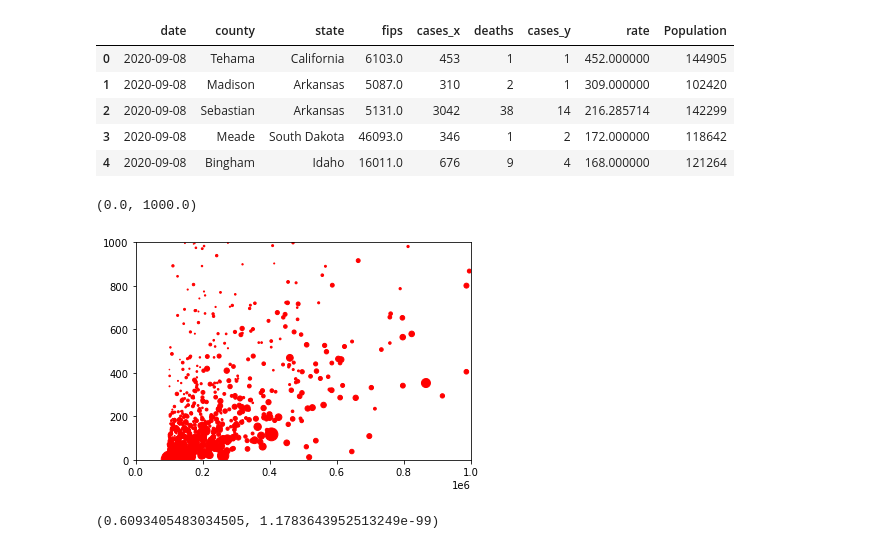
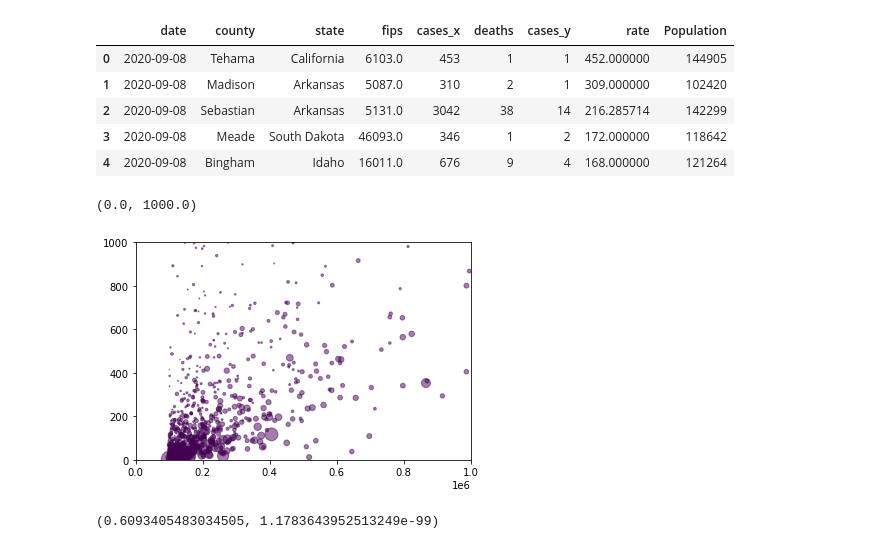
Before and after one commit to Pankaj-gh/Rice-Project-1-G11, a Jupyter notebook: main_script.ipynb, the cells around one changed output. Drawn from its saved outputs; the diff is of its cells as text; code cells hidden in the pictures.

Commit message:
scatter plot color

```diff
--- a/main_script.ipynb
+++ b/main_script.ipynb
@@ -436,10 +438,13 @@ import scipy.stats as sts
+# %%
+np.random.seed(19680801)
+colors = k100['cases_y']
 # %%
-plt.scatter(k100['Population'],k100['cases_y'],s=k100['rate'],color='red')
+plt.scatter(k100['Population'],k100['cases_y'],s=k100['rate'],c=colors,alpha=0.5)
 plt.xlim(0,1000000)
 plt.ylim(0,1000)
 # %% [output]
 (0.0, 1000.0)
-[figure, old version]
+[figure, new version]
 # %%
 corr= sts.pearsonr(k100['Population'],k100['cases_y'])
 # %%
```
Also changed, not shown: parts of 1 cell of this notebook.
